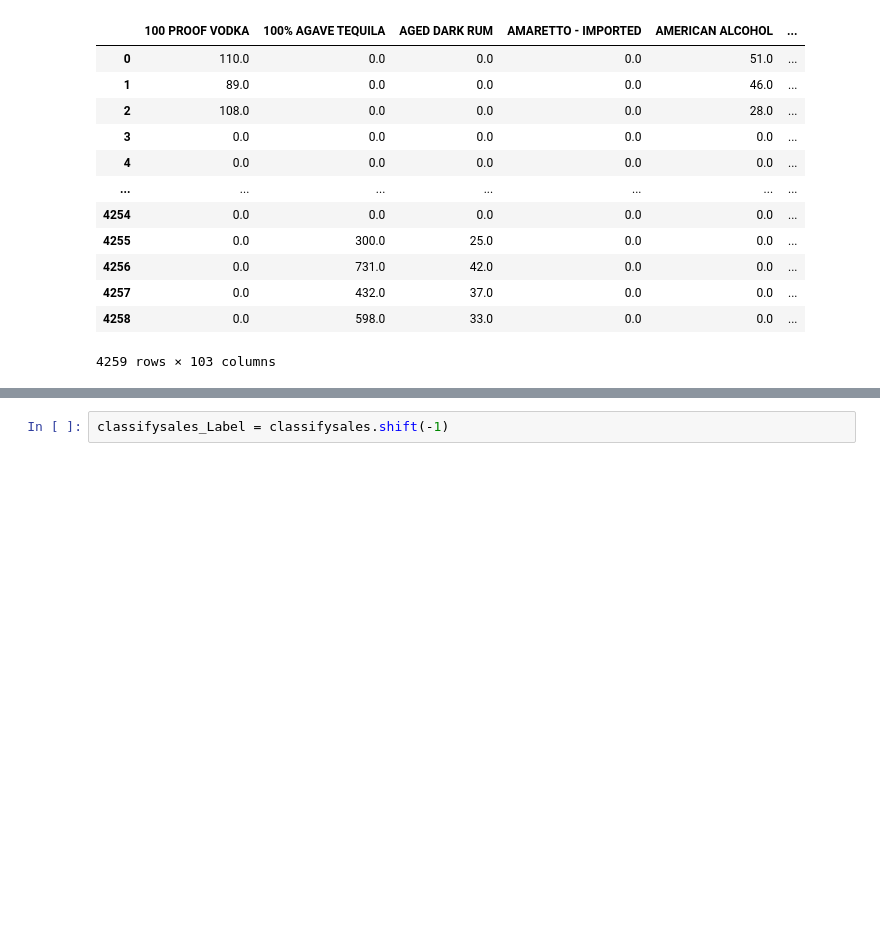
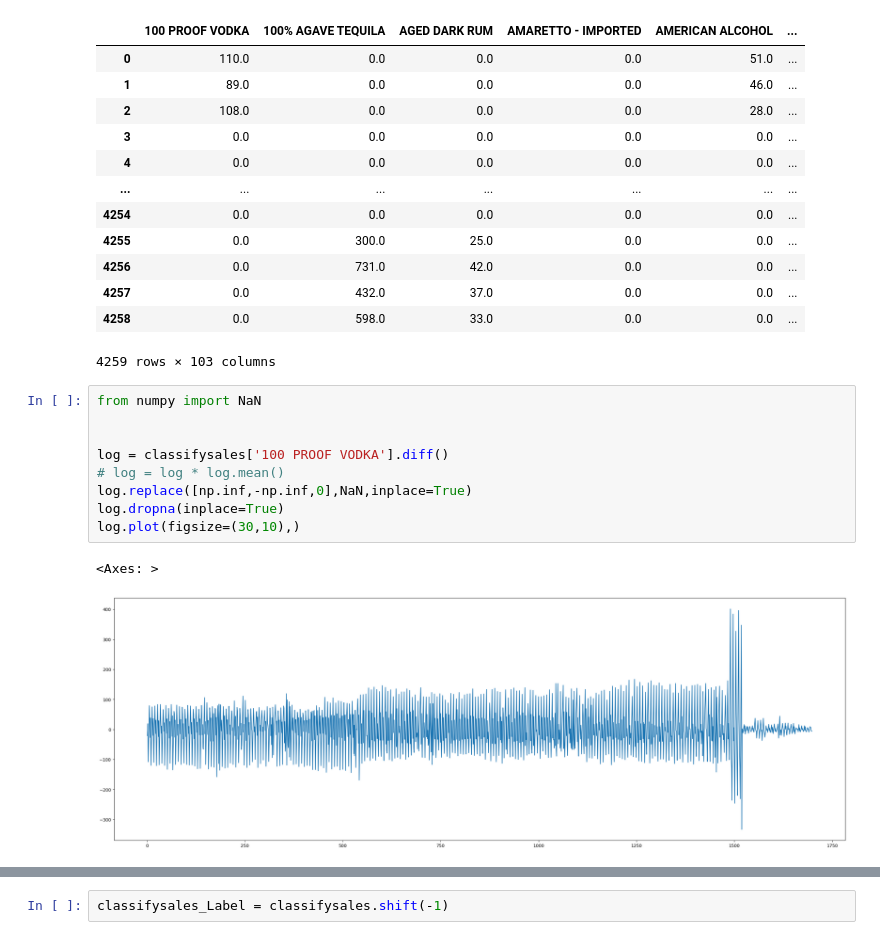
Before and after one commit to AyakashiKitsune/Oasis_project, a Jupyter notebook: transformermodel.ipynb, the cells around one changed output, grey strips where cells are left out. Cells and saved outputs as stored; diff of their text form; blank space fills up the shorter version.

```diff
--- a/transformermodel.ipynb
+++ b/transformermodel.ipynb
@@ -244,3 +258,15 @@ classifysales
 | 4257 | 0.0 | 432.0 | 37.0 | 0.0 | 0.0 | ... |
 | 4258 | 0.0 | 598.0 | 33.0 | 0.0 | 0.0 | ... |
 4259 rows × 103 columns
+# %%
+from numpy import NaN
+
+
+log = classifysales['100 PROOF VODKA'].diff()
+# log = log * log.mean()
+log.replace([np.inf,-np.inf,0],NaN,inplace=True)
+log.dropna(inplace=True)
+log.plot(figsize=(30,10),)
+# %% [output]
+<Axes: >
+[figure, added]
```
Also changed, not shown: parts of 32 cells of this notebook, 7 other files.
